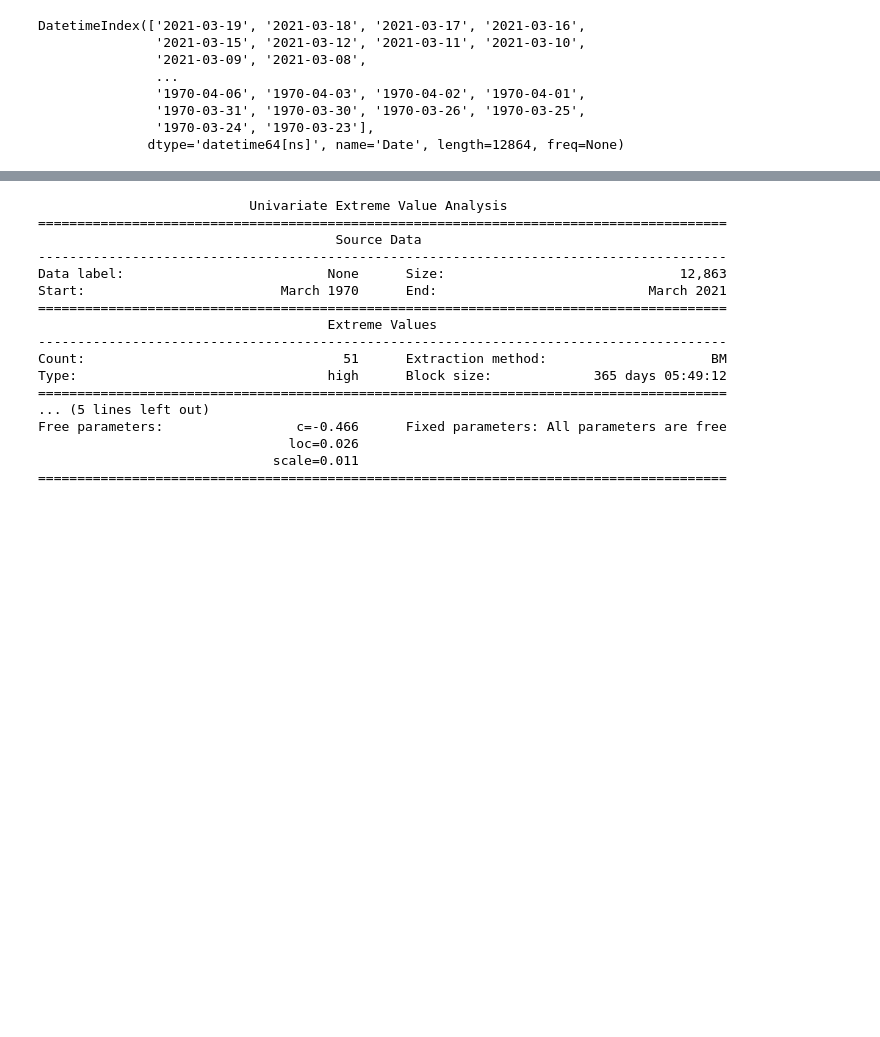
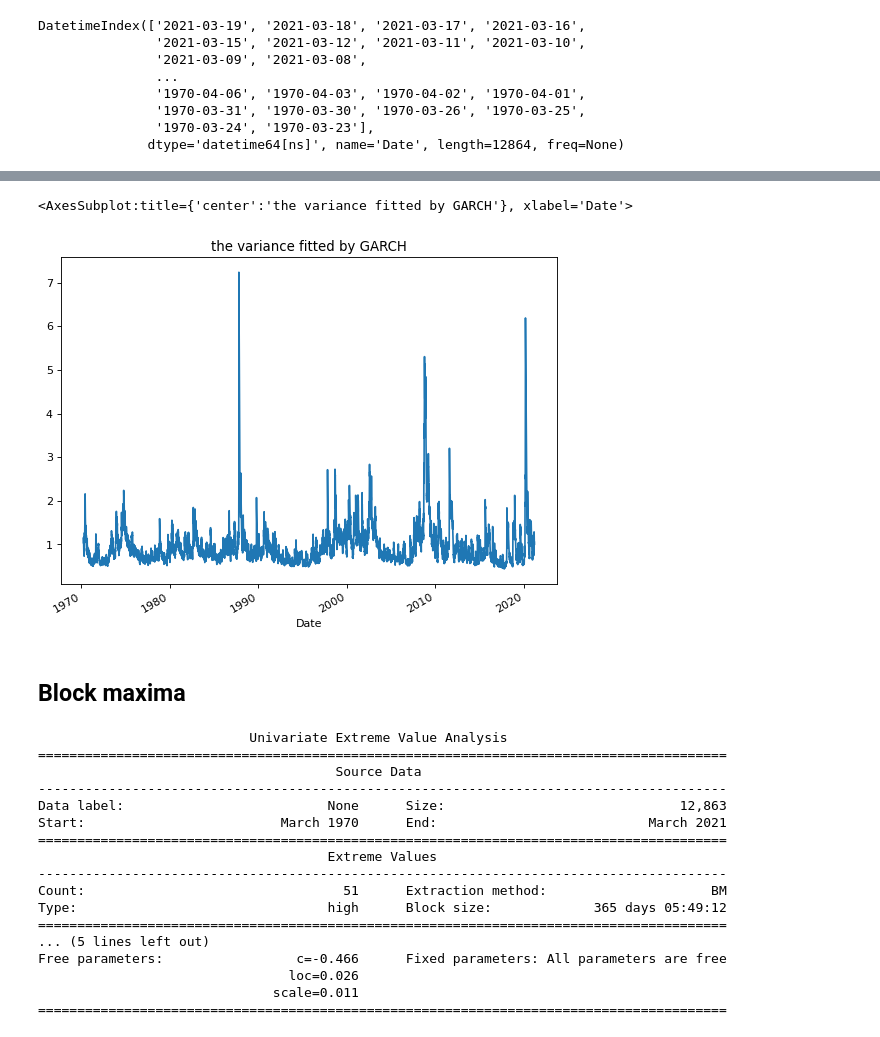
Before and after one commit to ziruNIu/MAP565-project, a Jupyter notebook: EVA.ipynb, the cells around one changed output, grey strips where cells are left out. Saved outputs shown, nothing was run; the diff lists cells and outputs as text; code cells hidden in the pictures; blank space fills up the shorter version.

```diff
--- a/EVA.ipynb
+++ b/EVA.ipynb
@@ -41,0 +57,4 @@ plt.plot(data['Close'][:-1].index,closed_price[:-1])
+# %%
+am = arch_model(returns)
+res = am.fit(update_freq=5)
+print(res.summary())
@@ -41,0 +79,8 @@ plt.plot(data['Close'][:-1].index,closed_price[:-1])
+# %%
+# ig = res.plot(annualize="D")
+plt.figure(figsize=(8, 6), dpi=80)
+plt.title('the variance fitted by GARCH')
+res.conditional_volatility.plot()
+# %% [output]
+<AxesSubplot:title={'center':'the variance fitted by GARCH'}, xlabel='Date'>
+[figure, added]
@@ -42 +89,3 @@ plt.plot(data['Close'][:-1].index,closed_price[:-1])
+# %% [markdown]
+## Block maxima
 # %%
```
Also changed, not shown: parts of 19 cells of this notebook.
